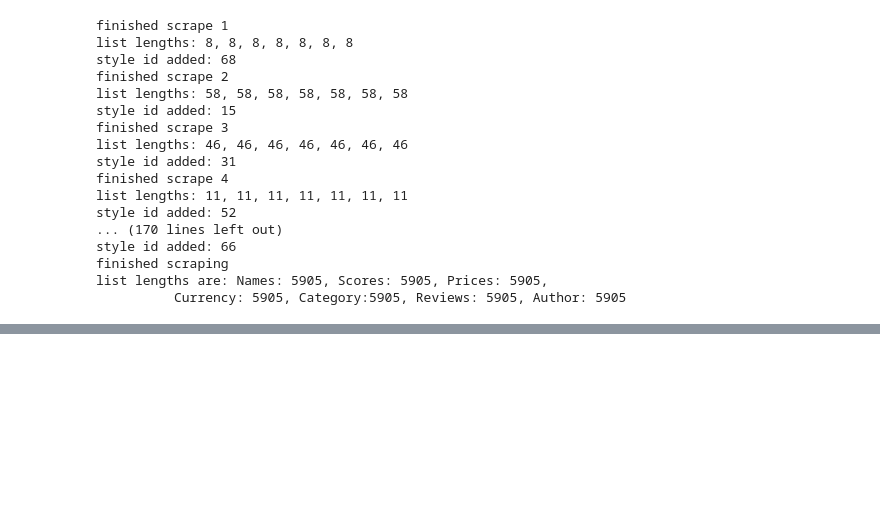
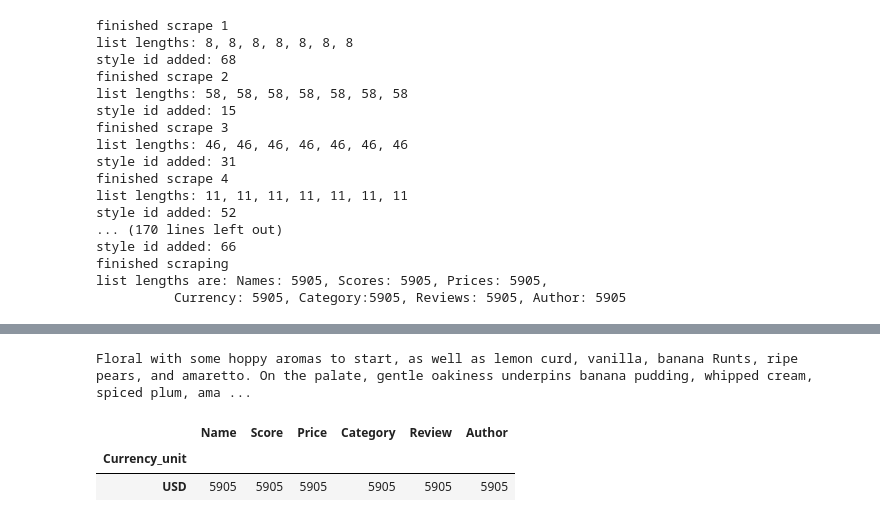
Before and after one commit to gspahlin/WhiskyAdvocate_ETL, a Jupyter notebook: whiskey_scraper.ipynb, the cells around one changed output, grey strips where cells are left out. Saved outputs shown, nothing was run; the diff lists cells and outputs as text; code cells hidden in the pictures; blank space fills up the shorter version.

Commit message:
data cleaning started

```diff
--- a/whiskey_scraper.ipynb
+++ b/whiskey_scraper.ipynb
@@ -358,0 +363,14 @@ Whis_df.head()
+# %%
+print(W_dict['Review'][0])
+# %% [output]
+Floral with some hoppy aromas to start, as well as lemon curd, vanilla, banana Runts, ripe pears, and amaretto. On the palate, gentle oakiness underpins banana pudding, whipped cream, spiced plum, ama ...
+# %%
+#groupby currency to see if there is anything other than USD
+
+currency_chck = Whis_df.groupby('Currency_unit').count()
+
+currency_chck
+# %% [output]
+|  | Name | Score | Price | Category | Review | Author |
+| Currency_unit |  |  |  |  |  |  |
+| USD | 5905 | 5905 | 5905 | 5905 | 5905 | 5905 |
```
Also changed, not shown: parts of 8 cells of this notebook.
